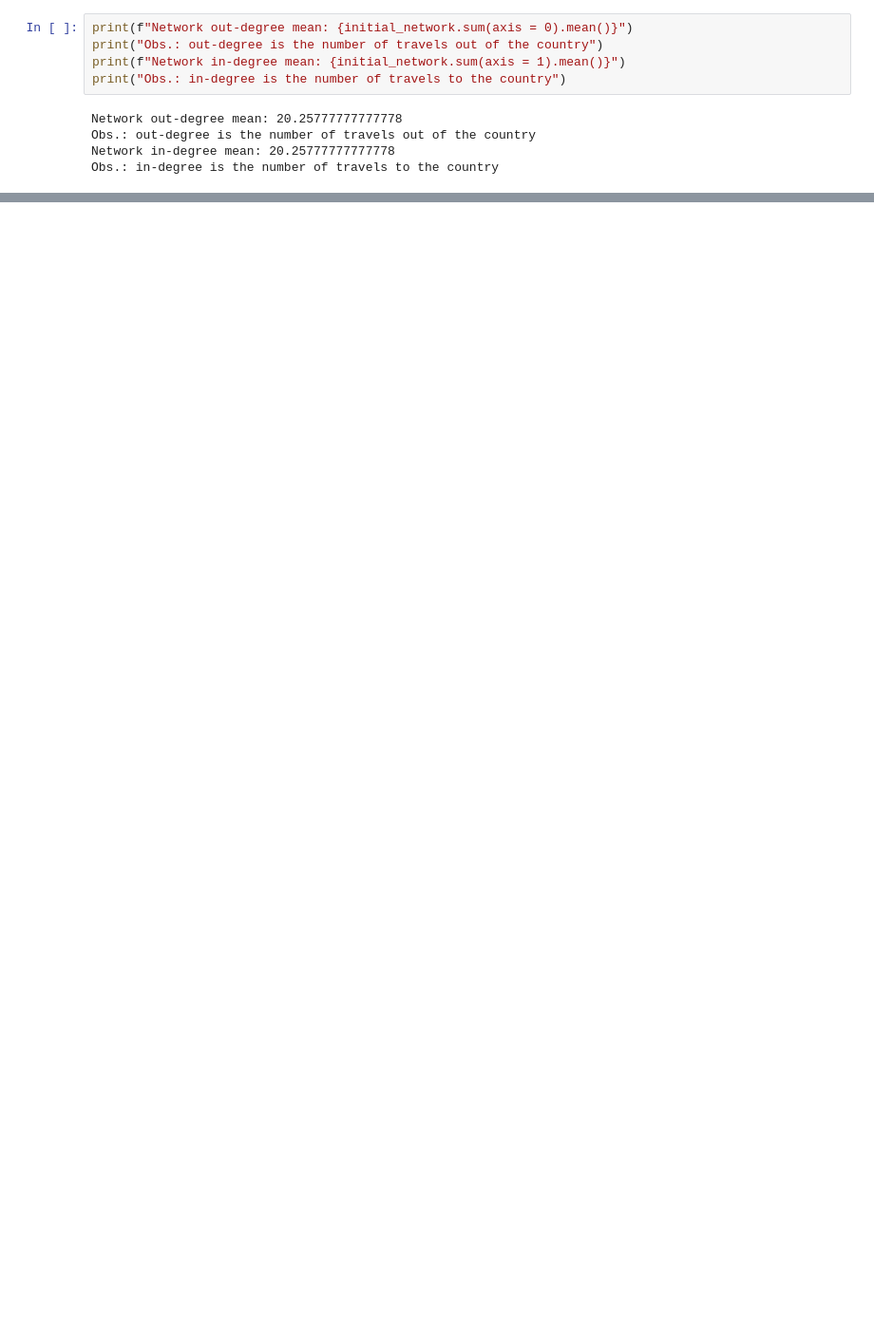
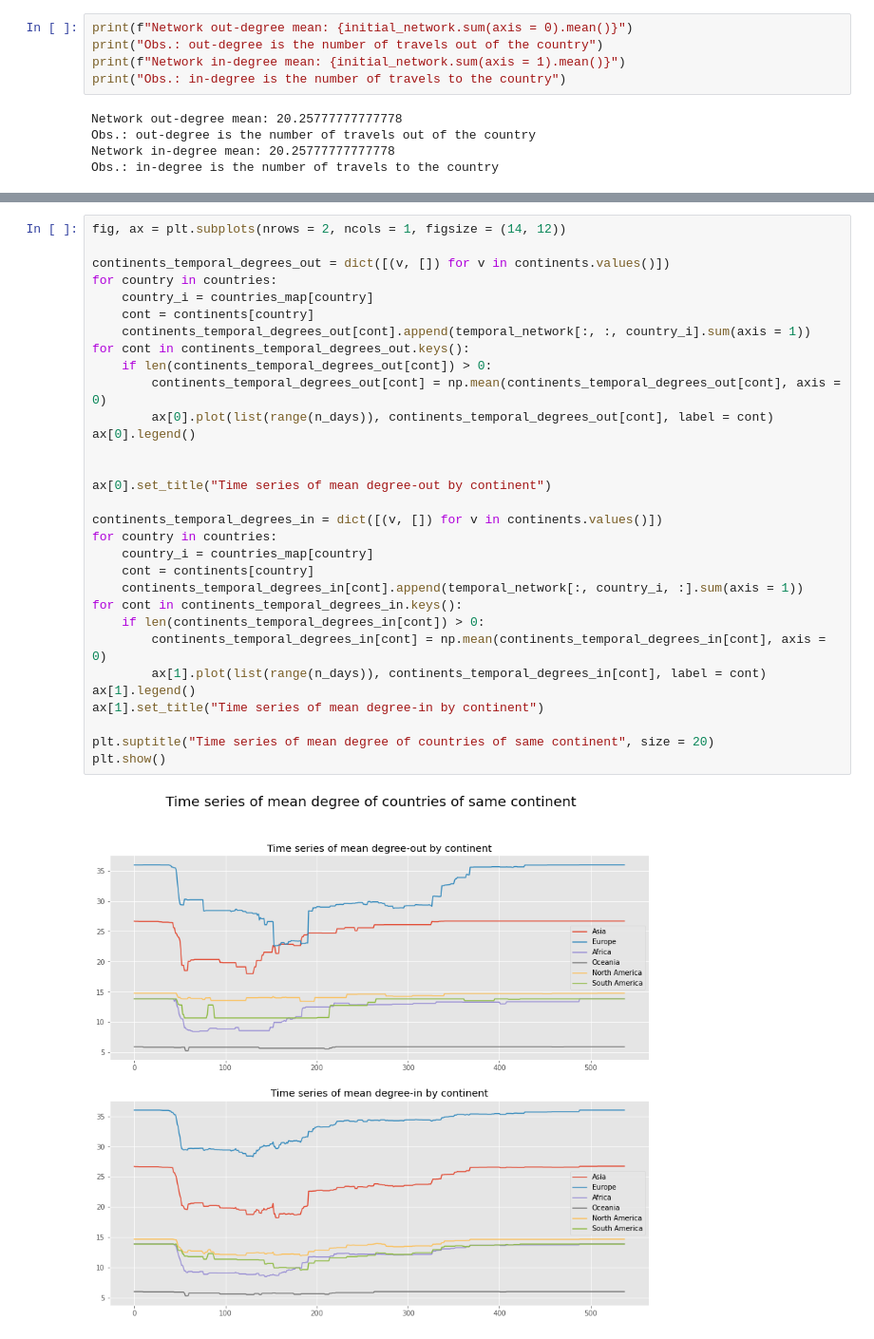
Before and after one commit to GiovaniValdrighi/covid-travels-network, a Jupyter notebook: visual-analysis.ipynb, the cells around one changed output, grey strips where cells are left out. Shown at 95% size. Drawn from its saved outputs; the diff is of its cells as text; blank space fills up the shorter version.

```diff
--- a/visual-analysis.ipynb
+++ b/visual-analysis.ipynb
@@ -106,0 +138,33 @@ plt.show()
+# %%
+fig, ax = plt.subplots(nrows = 2, ncols = 1, figsize = (14, 12))
+
+continents_temporal_degrees_out = dict([(v, []) for v in continents.values()])
+for country in countries:
+    country_i = countries_map[country]
+    cont = continents[country]
+    continents_temporal_degrees_out[cont].append(temporal_network[:, :, country_i].sum(axis = 1))
+for cont in continents_temporal_degrees_out.keys():
+    if len(continents_temporal_degrees_out[cont]) > 0:
+        continents_temporal_degrees_out[cont] = np.mean(continents_temporal_degrees_out[cont], axis = 0)
+        ax[0].plot(list(range(n_days)), continents_temporal_degrees_out[cont], label = cont)
+ax[0].legend()
+
+
+ax[0].set_title("Time series of mean degree-out by continent")
+
+continents_temporal_degrees_in = dict([(v, []) for v in continents.values()])
+for country in countries:
+    country_i = countries_map[country]
+    cont = continents[country]
+    continents_temporal_degrees_in[cont].append(temporal_network[:, country_i, :].sum(axis = 1))
+for cont in continents_temporal_degrees_in.keys():
+    if len(continents_temporal_degrees_in[cont]) > 0:
+        continents_temporal_degrees_in[cont] = np.mean(continents_temporal_degrees_in[cont], axis = 0)
+        ax[1].plot(list(range(n_days)), continents_temporal_degrees_in[cont], label = cont)
+ax[1].legend()
+ax[1].set_title("Time series of mean degree-in by continent")
+
+plt.suptitle("Time series of mean degree of countries of same continent", size = 20)
+plt.show()
+# %% [output]
+[figure, added]
```
Also changed, not shown: parts of 21 cells of this notebook.
